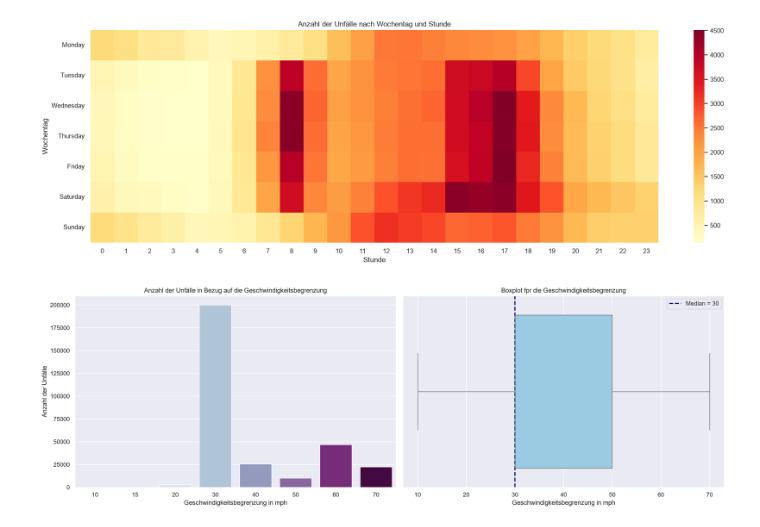
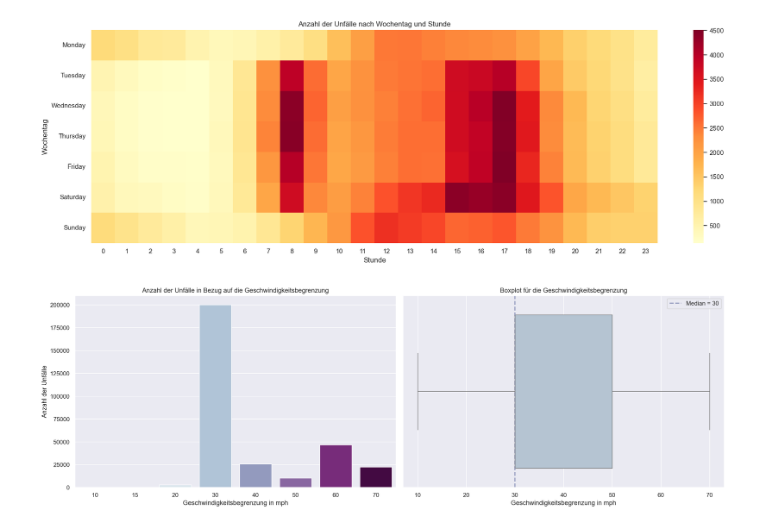
Before and after one commit to DamianM0N/Road-Accident-Dataset-deskriptive-Analyse, a Jupyter notebook: Projekt.ipynb, the cells around one changed output. Drawn from its saved outputs; the diff is of its cells as text; code cells hidden in the pictures.

```diff
--- a/Projekt.ipynb
+++ b/Projekt.ipynb
@@ -689,20 +689,20 @@ plt.show()
 # %%
 fig, axes = plt.subplots(1, 2, figsize = (18, 6), dpi = 200)
 
 #Einstellungen für den ersten Plot
 ax0 = sns.countplot(data = df, ax = axes[0], x = "Speed_limit", hue = "Speed_limit", palette = "BuPu", legend = False)
 ax0.set_xlabel("Geschwindigkeitsbegrenzung in mph")
 ax0.set_ylabel("Anzahl der Unfälle")
 ax0.set_title("Anzahl der Unfälle in Bezug auf die Geschwindigkeitsbegrenzung")
 
 #Einstellungen für den Boxplot
-ax1 = sns.boxplot(ax = axes[1], x = df["Speed_limit"], color = "#8FCFEEFF")
-ax1.axvline(df["Speed_limit"].median(), color = "darkblue", linestyle = "--", linewidth = 2, label = "Median = 30")
+ax1 = sns.boxplot(ax = axes[1], x = df["Speed_limit"], color = "#b0c4d7")
+ax1.axvline(df["Speed_limit"].median(), color = "#939abe", linestyle = "--", linewidth = 2, label = "Median = 30")
 ax1.set_xlabel("Geschwindigkeitsbegrenzung in mph")
-ax1.set_title("Boxplot fpr die Geschwindigkeitsbegrenzung")
+ax1.set_title("Boxplot für die Geschwindigkeitsbegrenzung")
 ax1.legend()
 
 plt.tight_layout()
 plt.show()
 # %% [output]
-[figure, old version]
+[figure, new version]
```
Also changed, not shown: parts of 6 cells of this notebook.
